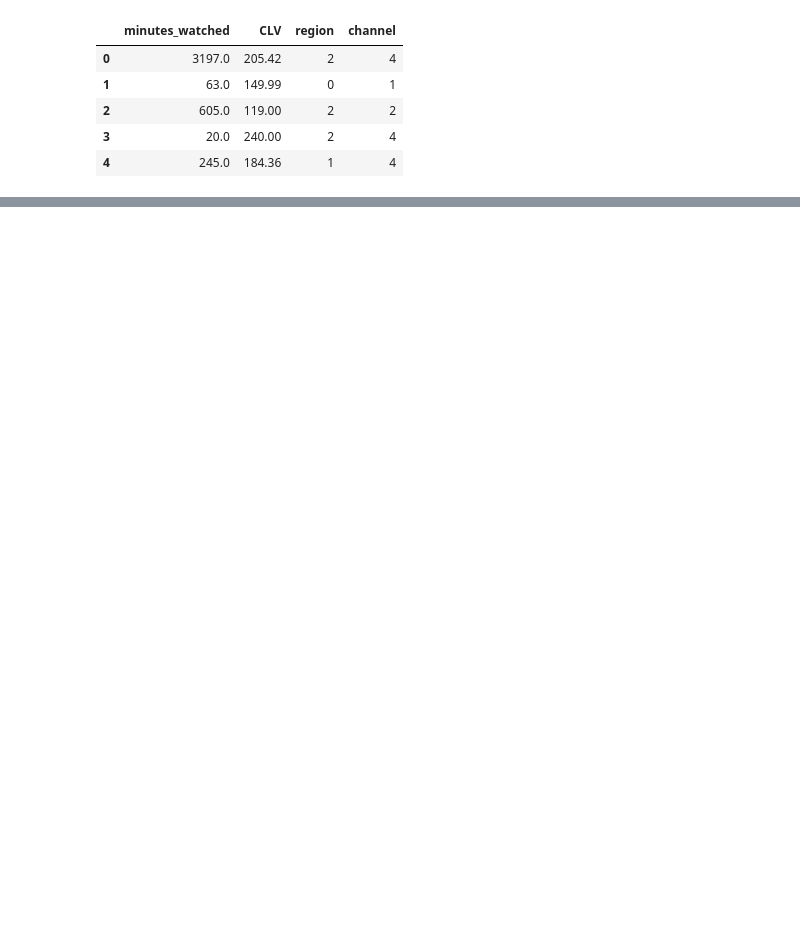
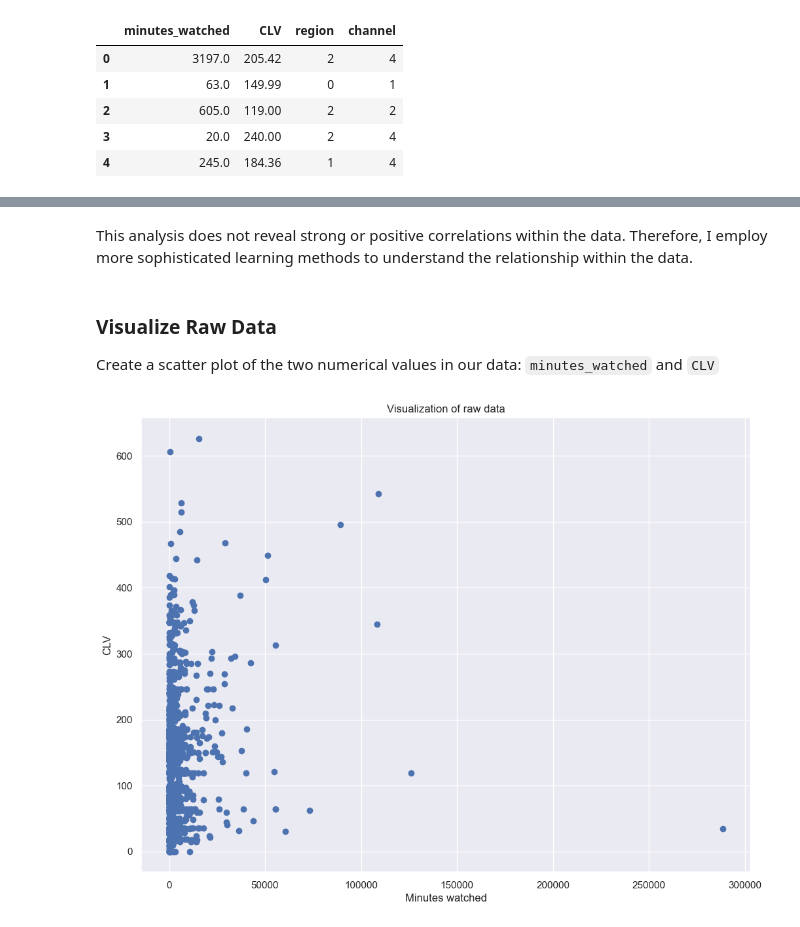
Before and after one commit to RabindraManandhar/Customer-Segmentation-in-Marketing-with-Python-Project, a Jupyter notebook: Project.ipynb, the cells around one changed output, grey strips where cells are left out. Drawn from its saved outputs; the diff is of its cells as text; code cells hidden in the pictures; blank space fills up the shorter version.

```diff
--- a/Project.ipynb
+++ b/Project.ipynb
@@ -4,4 +6,6 @@
 import numpy as np
 import pandas as pd
 import matplotlib.pyplot as plt
+import seaborn as sns
+sns.set()
 # %% [markdown]
@@ -29,0 +101,16 @@ df.head()
+# %% [markdown]
+This analysis does not reveal strong or positive correlations within the data. Therefore, I employ more sophisticated learning methods to understand the relationship within the data.
+# %% [markdown]
+### Visualize Raw Data
+
+Create a scatter plot of the two numerical values in our data: `minutes_watched` and `CLV`
+# %%
+plt.figure(figsize = (12, 9))
+plt.scatter(df_segmentation.iloc[:, 0], df_segmentation.iloc[:, 1])
+plt.xlabel('Minutes watched')
+plt.ylabel('CLV')
+plt.title('Visualization of raw data')
+plt.savefig('scatter.png')
+plt.show()
+# %% [output]
+[figure, added]
```
Also changed, not shown: parts of 24 cells of this notebook, 5 other files.
